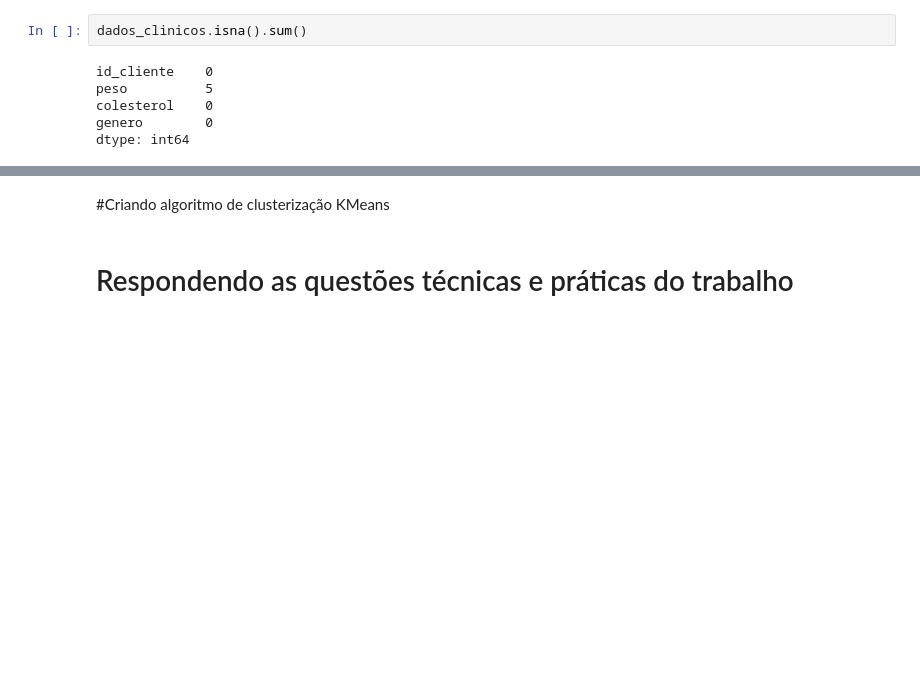
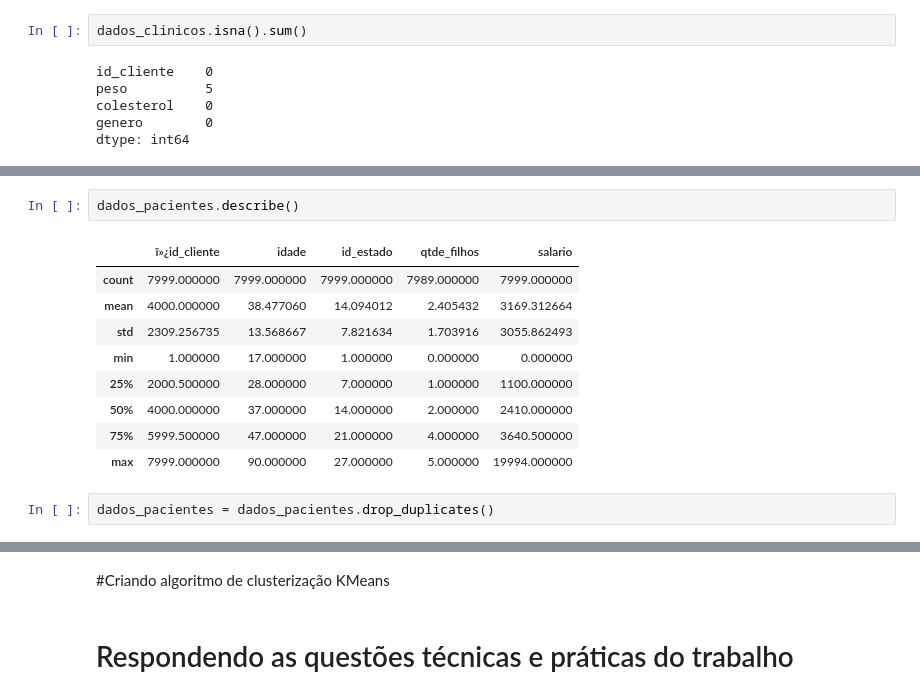
Before and after one commit to pzoliveira/IGTI_DESM1, a Jupyter notebook: IGTI_DESM1.ipynb, the cells around one changed output, grey strips where cells are left out. Saved outputs shown, nothing was run; the diff lists cells and outputs as text; blank space fills up the shorter version.

```diff
--- a/IGTI_DESM1.ipynb
+++ b/IGTI_DESM1.ipynb
@@ -38,0 +132,14 @@ dtype: int64
+# %%
+dados_pacientes.describe()
+# %% [output]
+|  | ï»¿id_cliente | idade | id_estado | qtde_filhos | salario |
+| count | 7999.000000 | 7999.000000 | 7999.000000 | 7989.000000 | 7999.000000 |
+| mean | 4000.000000 | 38.477060 | 14.094012 | 2.405432 | 3169.312664 |
+| std | 2309.256735 | 13.568667 | 7.821634 | 1.703916 | 3055.862493 |
+| min | 1.000000 | 17.000000 | 1.000000 | 0.000000 | 0.000000 |
+| 25% | 2000.500000 | 28.000000 | 7.000000 | 1.000000 | 1100.000000 |
+| 50% | 4000.000000 | 37.000000 | 14.000000 | 2.000000 | 2410.000000 |
+| 75% | 5999.500000 | 47.000000 | 21.000000 | 4.000000 | 3640.500000 |
+| max | 7999.000000 | 90.000000 | 27.000000 | 5.000000 | 19994.000000 |
+# %%
+dados_pacientes = dados_pacientes.drop_duplicates()
```
Also changed, not shown: parts of 28 cells of this notebook.
